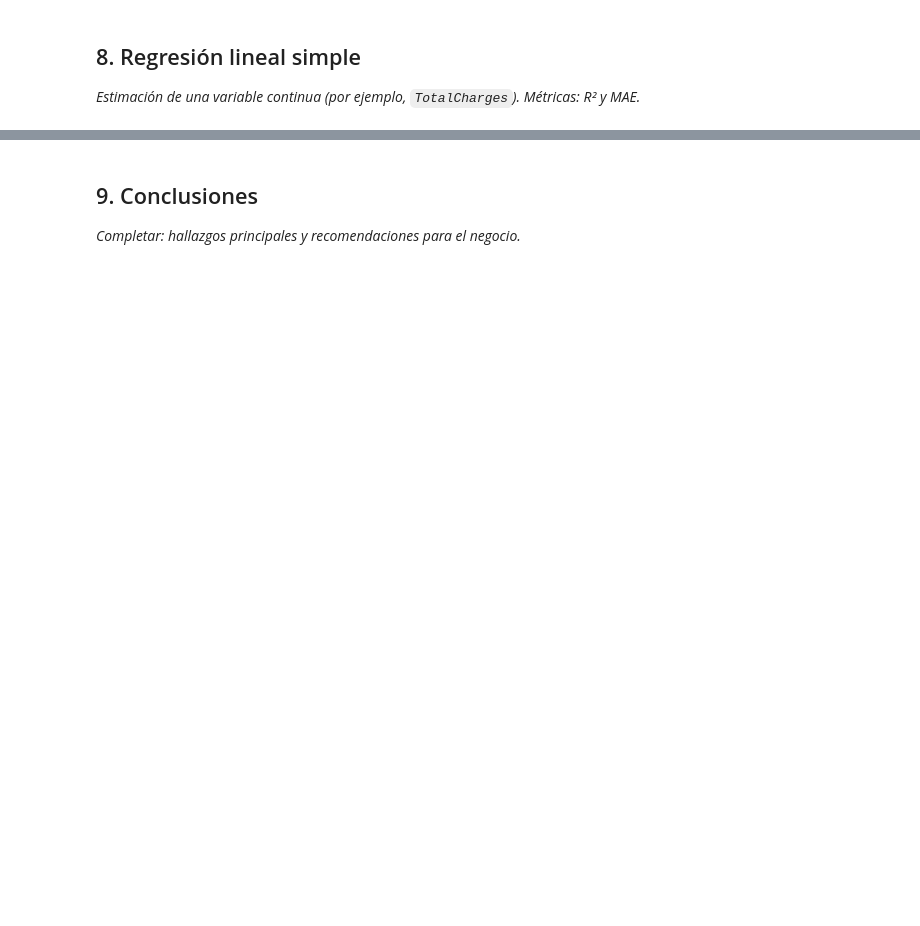
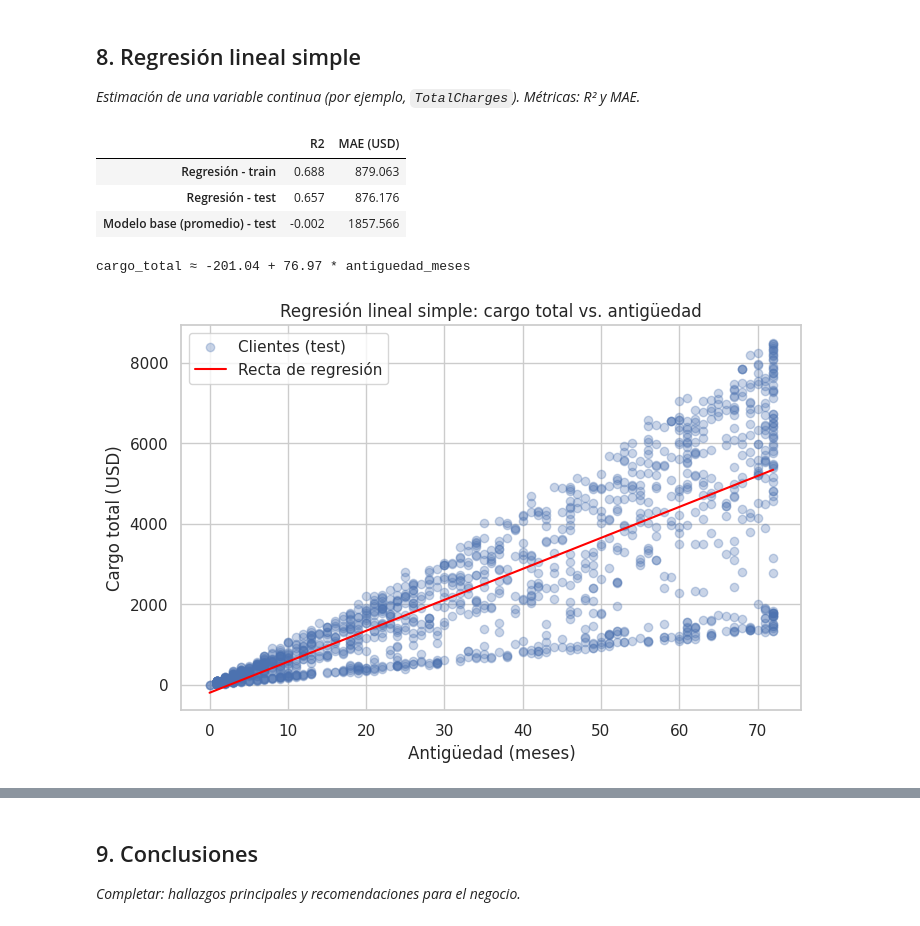
Before and after one commit to facufan07/tpi-analisis-de-datos, a Jupyter notebook: notebooks/TPI_Analisis_de_Datos.ipynb, the cells around one changed output, grey strips where cells are left out. Saved outputs shown, nothing was run; the diff lists cells and outputs as text; code cells hidden in the pictures; blank space fills up the shorter version.

Commit message:
Puntos 7 (procesamiento para modelado) y 8 (regresión lineal simple)

```diff
--- a/notebooks/TPI_Analisis_de_Datos.ipynb
+++ b/notebooks/TPI_Analisis_de_Datos.ipynb
@@ -523,0 +628,9 @@ _Codificación de categóricas (One-Hot / Ordinal), escalado de numéricas y par
+# %%
+X_train_prep = preprocesador.fit_transform(X_train)   # aprende categorías, medias y desvíos de train
+X_test_prep = preprocesador.transform(X_test)         # solo aplica lo aprendido en train
+
+print("Forma X_train_prep:", X_train_prep.shape)
+print("Forma X_test_prep: ", X_test_prep.shape)
+print("\nMedia y desvío de las numéricas en train (deberían ser ~0 y ~1):")
+print(X_train_prep[["num__antiguedad_meses", "num__cargo_mensual"]].agg(["mean", "std"]).round(3))
+X_train_prep.head()
@@ -524,3 +651,49 @@ _Codificación de categóricas (One-Hot / Ordinal), escalado de numéricas y par
 # %% [markdown]
 ## 8. Regresión lineal simple
 _Estimación de una variable continua (por ejemplo, `TotalCharges`). Métricas: R² y MAE._
+# %%
+col_x = ["num__antiguedad_meses"]   # ya viene escalada del preprocesador
+
+modelo = LinearRegression()
+modelo.fit(X_train_prep[col_x], y_train)
+
+pred_train = modelo.predict(X_train_prep[col_x])
+pred_test = modelo.predict(X_test_prep[col_x])
+
+# Modelo base: predice siempre el promedio de train
+base = DummyRegressor(strategy="mean").fit(X_train_prep[col_x], y_train)
+pred_base = base.predict(X_test_prep[col_x])
+
+resultados = pd.DataFrame({
+    "R2": [r2_score(y_train, pred_train), r2_score(y_test, pred_test), r2_score(y_test, pred_base)],
+    "MAE (USD)": [mean_absolute_error(y_train, pred_train), mean_absolute_error(y_test, pred_test),
+                  mean_absolute_error(y_test, pred_base)],
+}, index=["Regresión - train", "Regresión - test", "Modelo base (promedio) - test"]).round(3)
+resultados
+# %% [output]
+|  | R2 | MAE (USD) |
+| Regresión - train | 0.688 | 879.063 |
+| Regresión - test | 0.657 | 876.176 |
+| Modelo base (promedio) - test | -0.002 | 1857.566 |
+# %%
+escalador = preprocesador.named_transformers_["num"]
+media_ant = escalador.mean_[0]
+desvio_ant = escalador.scale_[0]
+
+pendiente_meses = modelo.coef_[0] / desvio_ant
+intercepto_meses = modelo.intercept_ - pendiente_meses * media_ant
+print(f"cargo_total ≈ {intercepto_meses:.2f} + {pendiente_meses:.2f} * antiguedad_meses")
+# %% [output]
+cargo_total ≈ -201.04 + 76.97 * antiguedad_meses
+# %%
+plt.figure(figsize=(8, 5))
+plt.scatter(X_test["antiguedad_meses"], y_test, alpha=0.3, label="Clientes (test)")
+orden = X_test["antiguedad_meses"].argsort()
+plt.plot(X_test["antiguedad_meses"].iloc[orden], pred_test[orden], color="red", label="Recta de regresión")
+plt.title("Regresión lineal simple: cargo total vs. antigüedad")
+plt.xlabel("Antigüedad (meses)")
+plt.ylabel("Cargo total (USD)")
+plt.legend()
+plt.show()
+# %% [output]
+[figure, added]
```
Also changed, not shown: parts of 14 cells of this notebook.
